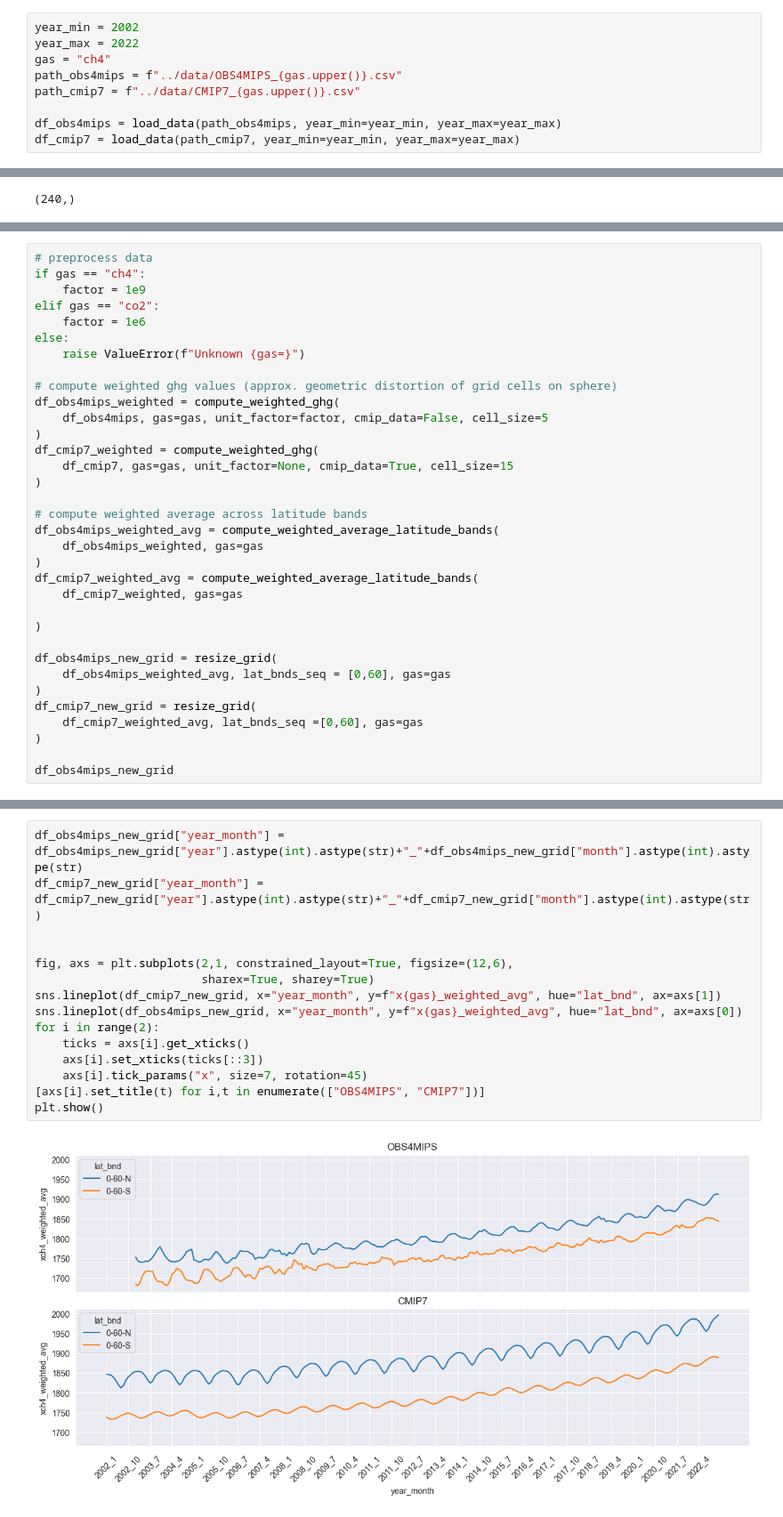
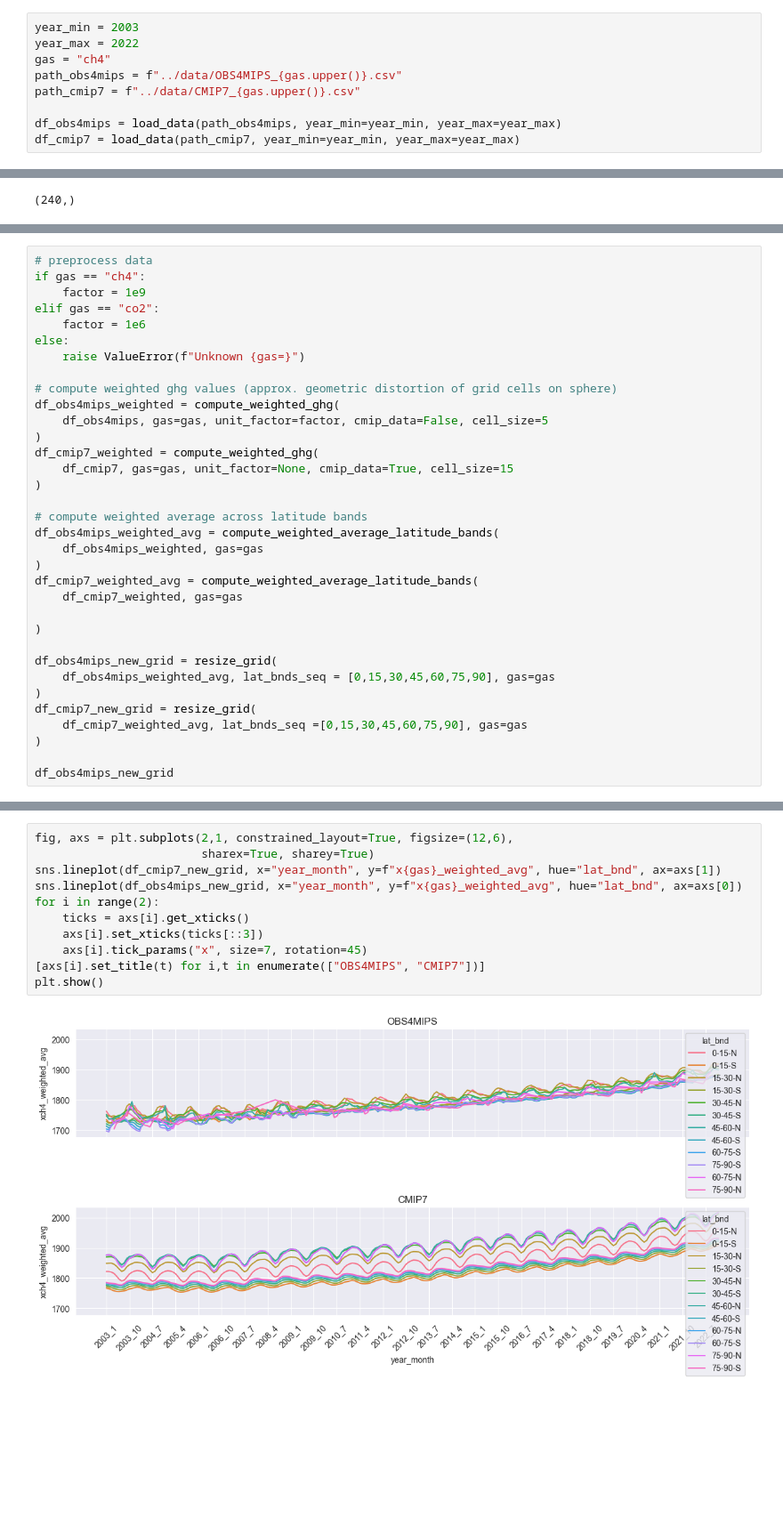
Before and after one commit to climate-resource/EO-vs-CMIP-GHG-forcings-comparison, a Jupyter notebook: tutorials/getting-started_ch4.ipynb, the cells around one changed output, grey strips where cells are left out. Shown at 89% size. Cells and saved outputs as stored; diff of their text form; blank space fills up the shorter version.

```diff
--- a/tutorials/getting-started_ch4.ipynb
+++ b/tutorials/getting-started_ch4.ipynb
@@ -14,5 +16,5 @@ from src.cosine_weighting import (
 # %%
-year_min = 2002
+year_min = 2003
 year_max = 2022
 gas = "ch4"
 path_obs4mips = f"../data/OBS4MIPS_{gas.upper()}.csv"
@@ -199,10 +200,10 @@ df_cmip7_weighted_avg = compute_weighted_average_latitude_bands(
 )
 
 df_obs4mips_new_grid = resize_grid(
-    df_obs4mips_weighted_avg, lat_bnds_seq = [0,60], gas=gas
+    df_obs4mips_weighted_avg, lat_bnds_seq = [0,15,30,45,60,75,90], gas=gas
 )
 df_cmip7_new_grid = resize_grid(
-    df_cmip7_weighted_avg, lat_bnds_seq =[0,60], gas=gas
+    df_cmip7_weighted_avg, lat_bnds_seq =[0,15,30,45,60,75,90], gas=gas
 )
 
 df_obs4mips_new_grid
@@ -239,17 +233,13 @@ df_cmip7_new_grid.head()
 # %%
-df_obs4mips_new_grid["year_month"] = df_obs4mips_new_grid["year"].astype(int).astype(str)+"_"+df_obs4mips_new_grid["month"].astype(int).astype(str)
-df_cmip7_new_grid["year_month"] = df_cmip7_new_grid["year"].astype(int).astype(str)+"_"+df_cmip7_new_grid["month"].astype(int).astype(str)
-
-
 fig, axs = plt.subplots(2,1, constrained_layout=True, figsize=(12,6),
                         sharex=True, sharey=True)
 sns.lineplot(df_cmip7_new_grid, x="year_month", y=f"x{gas}_weighted_avg", hue="lat_bnd", ax=axs[1])
 sns.lineplot(df_obs4mips_new_grid, x="year_month", y=f"x{gas}_weighted_avg", hue="lat_bnd", ax=axs[0])
 for i in range(2):
     ticks = axs[i].get_xticks()
     axs[i].set_xticks(ticks[::3])
     axs[i].tick_params("x", size=7, rotation=45)
 [axs[i].set_title(t) for i,t in enumerate(["OBS4MIPS", "CMIP7"])]
 plt.show()
 # %% [output]
-[figure, old version]
+[figure, new version]
```
Also changed, not shown: parts of 9 cells of this notebook, 3 other files.
